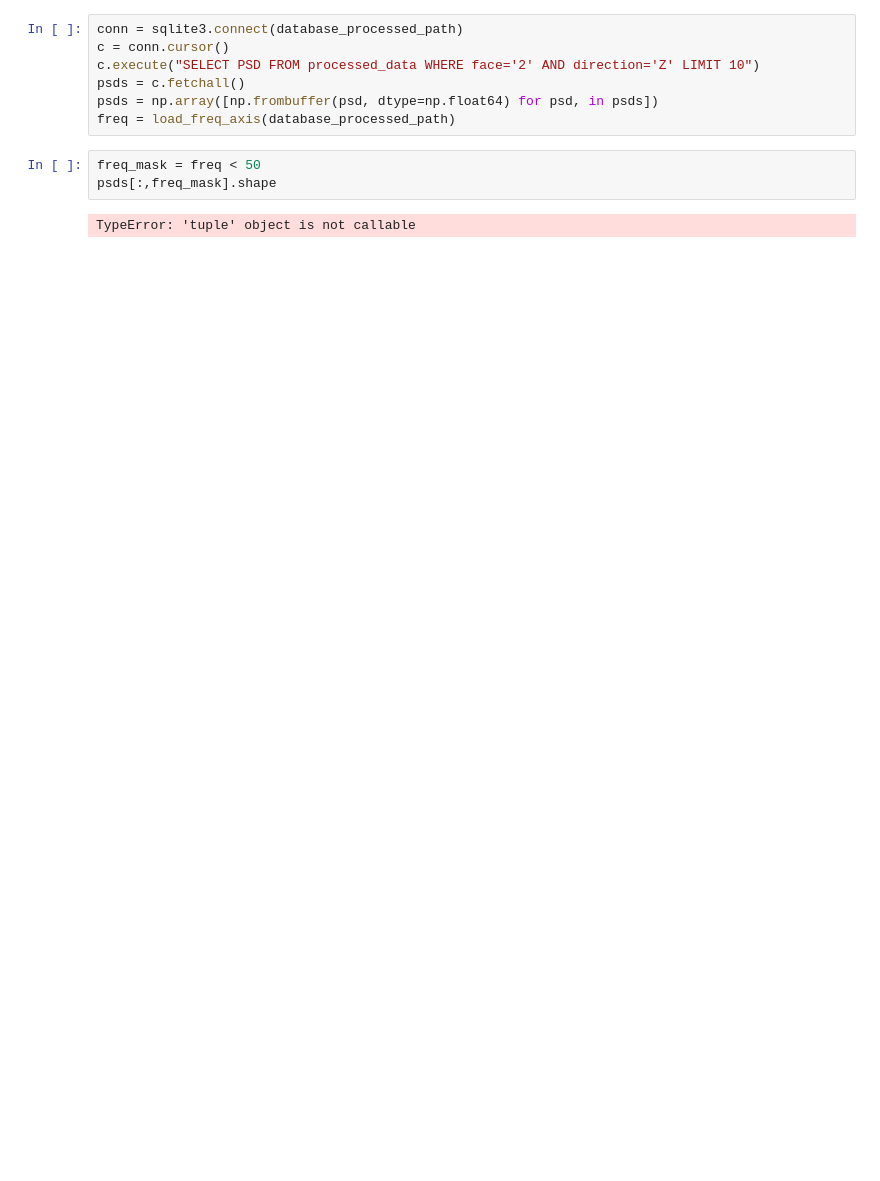
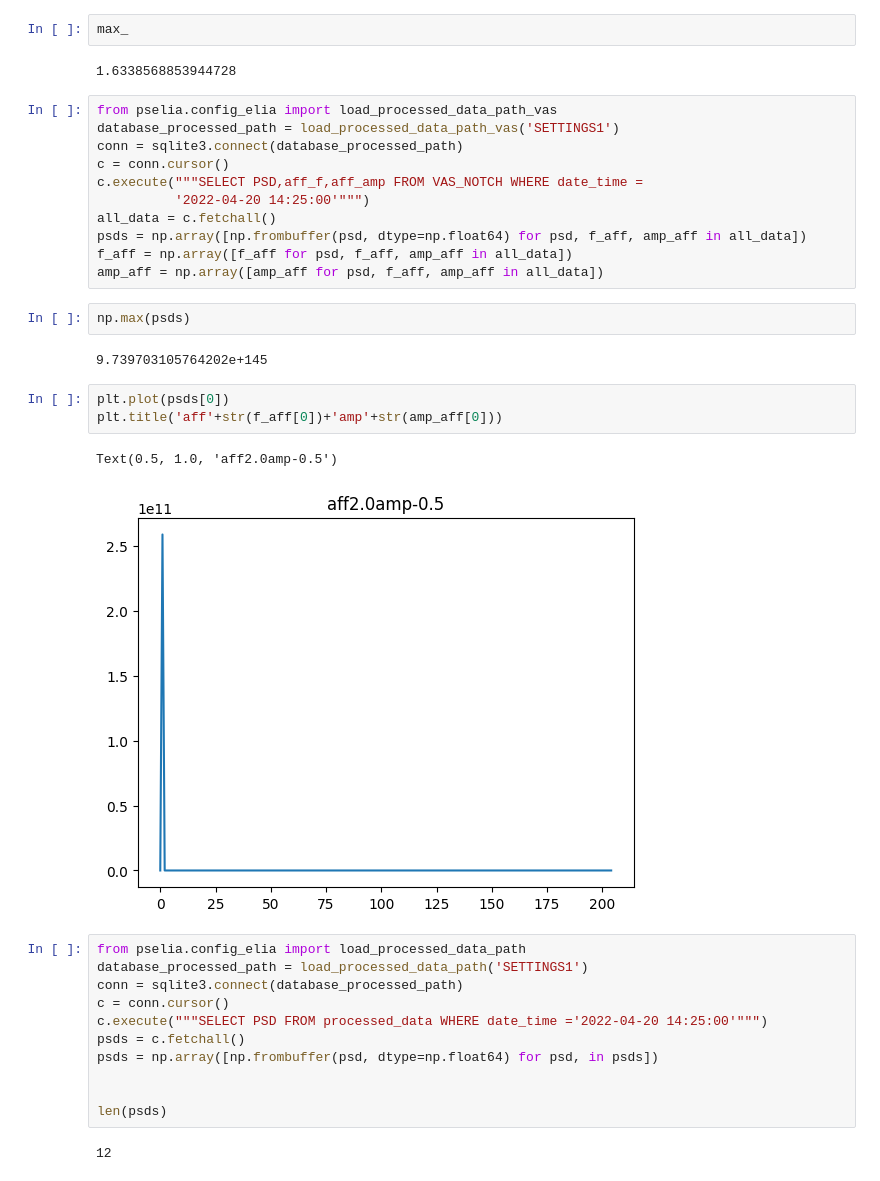
Before and after one commit to YacineBelHadj/PSHM_mdof, a Jupyter notebook: pselia/notebooks/validation/notch.ipynb, the cells around one changed output. Drawn from its saved outputs; the diff is of its cells as text; blank space fills up the shorter version.

Commit message:
elia data, optimization

```diff
--- a/pselia/notebooks/validation/notch.ipynb
+++ b/pselia/notebooks/validation/notch.ipynb
@@ -42,12 +132,38 @@ def affect_psd(psd, freq, amp, f_oi, length):
+# %%
+max_
+# %% [output]
+1.6338568853944728
+# %%
+from pselia.config_elia import load_processed_data_path_vas
+database_processed_path = load_processed_data_path_vas('SETTINGS1')
+conn = sqlite3.connect(database_processed_path)
+c = conn.cursor()
+c.execute("""SELECT PSD,aff_f,aff_amp FROM VAS_NOTCH WHERE date_time =
+          '2022-04-20 14:25:00'""")
+all_data = c.fetchall()
+psds = np.array([np.frombuffer(psd, dtype=np.float64) for psd, f_aff, amp_aff in all_data])
+f_aff = np.array([f_aff for psd, f_aff, amp_aff in all_data])
+amp_aff = np.array([amp_aff for psd, f_aff, amp_aff in all_data])
+# %%
+np.max(psds)
+# %% [output]
+9.739703105764202e+145
+# %%
+plt.plot(psds[0])
+plt.title('aff'+str(f_aff[0])+'amp'+str(amp_aff[0]))
+# %% [output]
+Text(0.5, 1.0, 'aff2.0amp-0.5')
+[figure, added]
 # %%
+from pselia.config_elia import load_processed_data_path
+database_processed_path = load_processed_data_path('SETTINGS1')
 conn = sqlite3.connect(database_processed_path)
 c = conn.cursor()
-c.execute("SELECT PSD FROM processed_data WHERE face='2' AND direction='Z' LIMIT 10")
+c.execute("""SELECT PSD FROM processed_data WHERE date_time ='2022-04-20 14:25:00'""")
 psds = c.fetchall()
 psds = np.array([np.frombuffer(psd, dtype=np.float64) for psd, in psds])
-freq = load_freq_axis(database_processed_path)
+
+
+len(psds)
+# %% [output]
+12
-# %%
-freq_mask = freq < 50
-psds[:,freq_mask].shape
-# %% [output]
-TypeError: 'tuple' object is not callable
```
Also changed, not shown: parts of 14 cells of this notebook, 13 other files.
